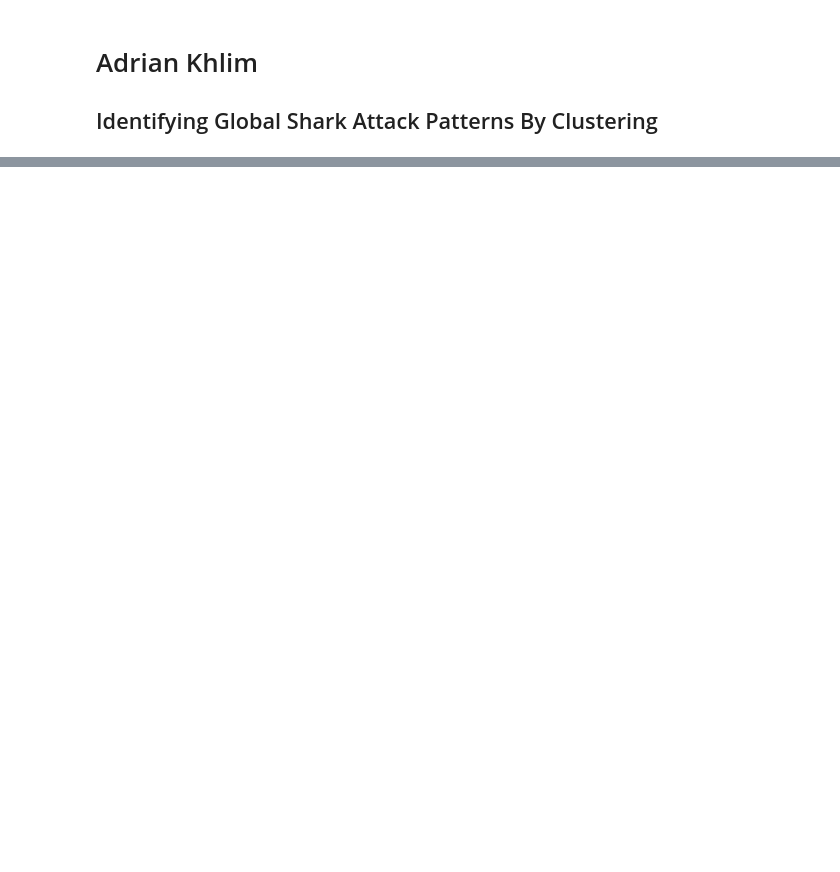
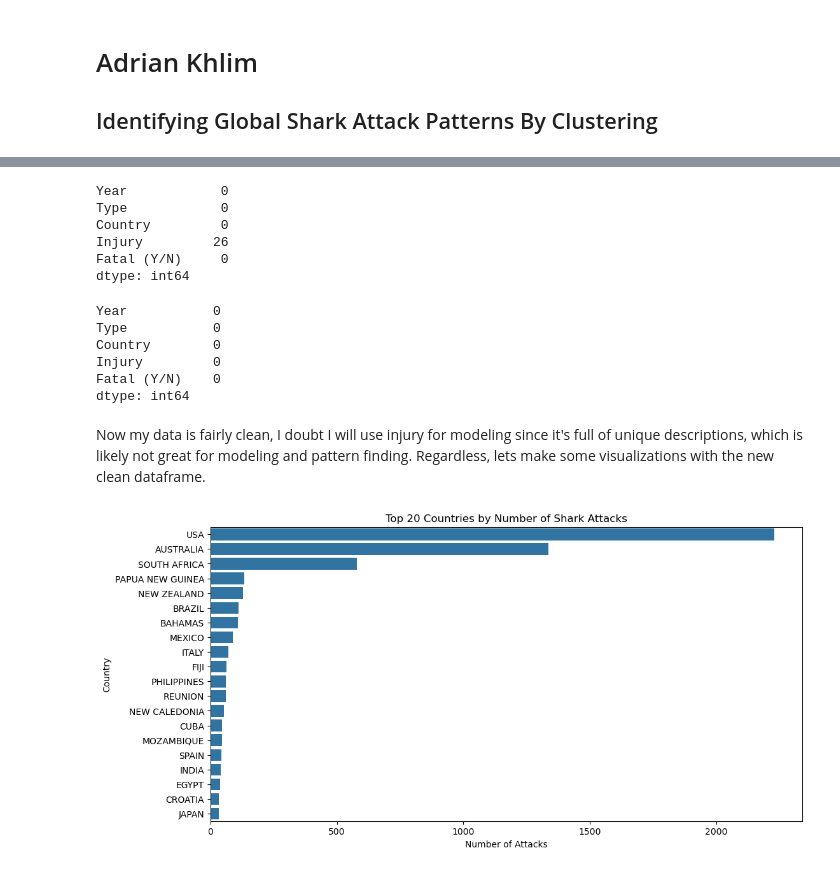
Before and after one commit to adriankUSA/portfolio, a Jupyter notebook: shark_attacks/shark_attack+patterns.ipynb, the cells around one changed output, grey strips where cells are left out. Cells and saved outputs as stored; diff of their text form; code cells hidden in the pictures; blank space fills up the shorter version.

```diff
--- a/shark_attacks/shark_attack+patterns.ipynb
+++ b/shark_attacks/shark_attack+patterns.ipynb
@@ -29,0 +317,2 @@ print(shark_df.head())
+# %%
+geo_df.loc[:, "Fatal (Y/N)"] = geo_df["Fatal (Y/N)"].fillna("Unknown")
@@ -29,0 +358,3 @@ print(shark_df.head())
+# %%
+geo_df.loc[:, "Type"] = geo_df["Type"].fillna("Unknown")
+geo_df = geo_df.dropna(subset=["Year"])
@@ -29,0 +365,37 @@ print(shark_df.head())
+# %%
+cols_to_drop_geo = ["Age", "Time", "Species ", "Area", "Sex ", "Location", "Activity", "Date"]
+
+geo_df = geo_df.drop(columns=cols_to_drop_geo)
+# %%
+geo_df.isna().sum()
+# %% [output]
+Year            0
+Type            0
+Country         0
+Injury         26
+Fatal (Y/N)     0
+dtype: int64
+# %%
+geo_df["Injury"] = geo_df["Injury"].fillna("Unknown")
+# %%
+geo_df.isna().sum()
+# %% [output]
+Year           0
+Type           0
+Country        0
+Injury         0
+Fatal (Y/N)    0
+dtype: int64
+# %% [markdown]
+Now my data is fairly clean, I doubt I will use injury for modeling since it's full of unique descriptions, which is likely not great for modeling and pattern finding. Regardless, lets make some visualizations with the new clean dataframe.
+# %%
+country_counts = geo_df["Country"].value_counts().head(20)  # top 20 countries
+
+plt.figure(figsize=(12,6))
+sns.barplot(x=country_counts.values, y=country_counts.index)
+plt.title("Top 20 Countries by Number of Shark Attacks")
+plt.xlabel("Number of Attacks")
+plt.ylabel("Country")
+plt.show()
+# %% [output]
+[figure, added]
```
Also changed, not shown: parts of 53 cells of this notebook.
